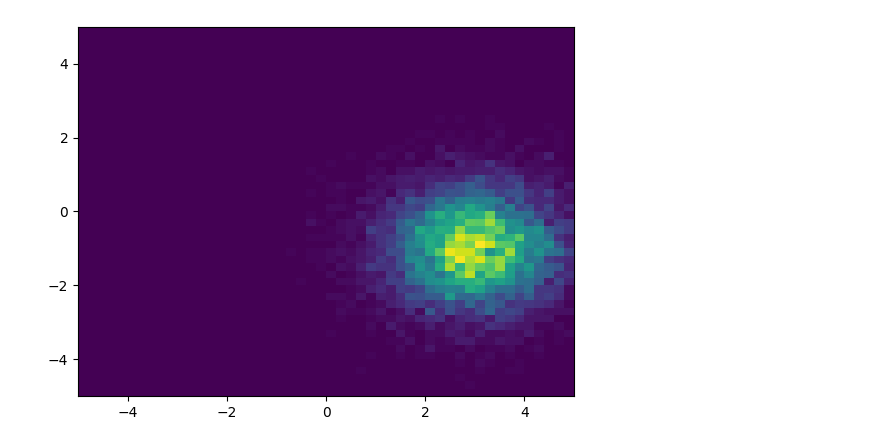
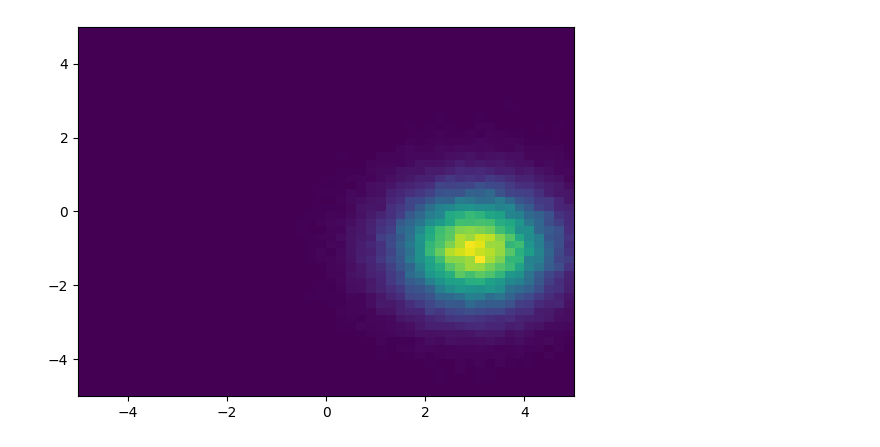
Before and after one commit to ChickNCurry/dvi-for-bml, a Jupyter notebook: notebooks/eval.ipynb, the cells around one changed output. Saved outputs shown, nothing was run; the diff lists cells and outputs as text; code cells hidden in the pictures.

```diff
--- a/notebooks/eval.ipynb
+++ b/notebooks/eval.ipynb
@@ -4,19 +4,19 @@ from src.utils.eval import create_grid, eval_kde_on_grid, eval_dist_on_grid, vis
 # %%
 mins = [-5, -5]
 maxs = [5, 5]
 num = 100
 
 grid = create_grid(mins, maxs, num)
 
 q = torch.distributions.Normal(
     torch.tensor([3, -1], dtype=torch.float),
     torch.ones(2, dtype=torch.float)
 )
 
-q_samples = q.sample((10000,))
+q_samples = q.sample((100000,)).numpy()
 
 visualize_samples_2d(q_samples)
 # %% [output]
-[figure, old version]
+[figure, new version]
 # %%
 q_vals = eval_kde_on_grid(grid, q_samples)
```
Also changed, not shown: parts of 4 cells of this notebook, 2 other files.
